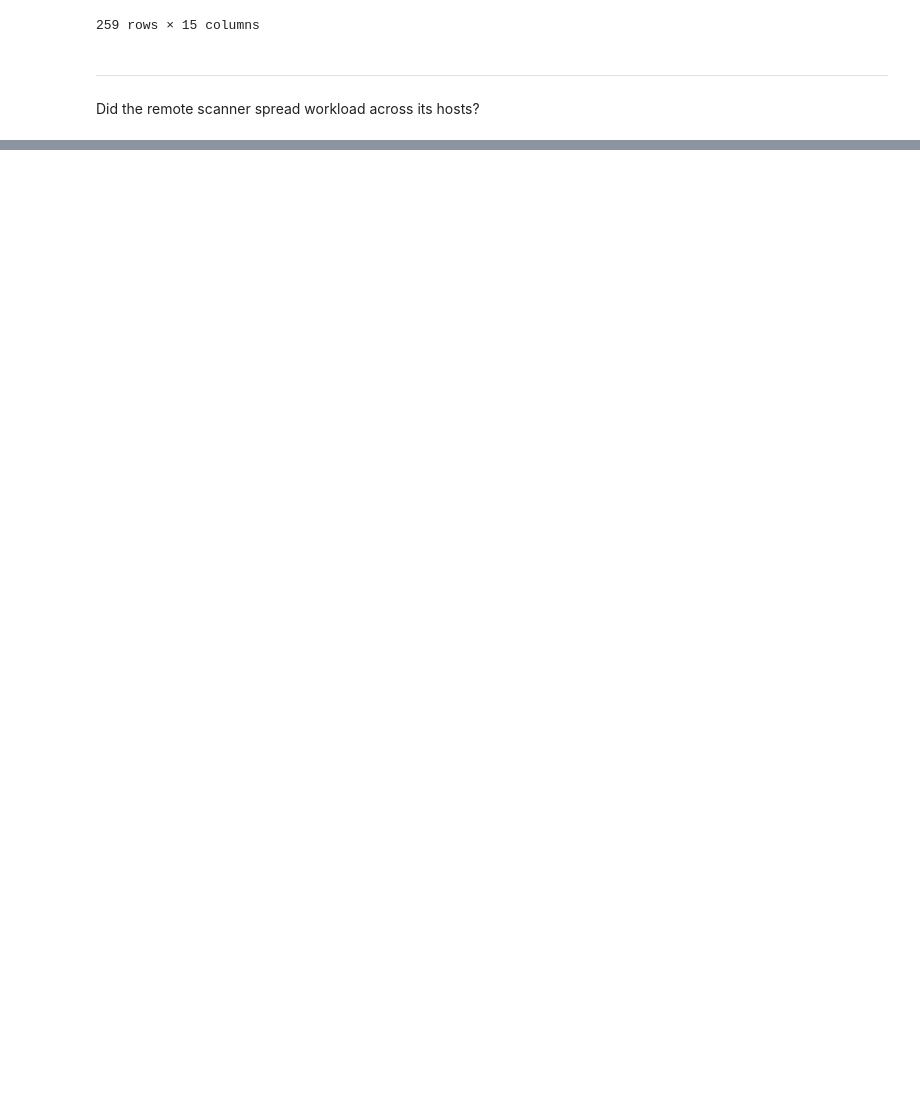
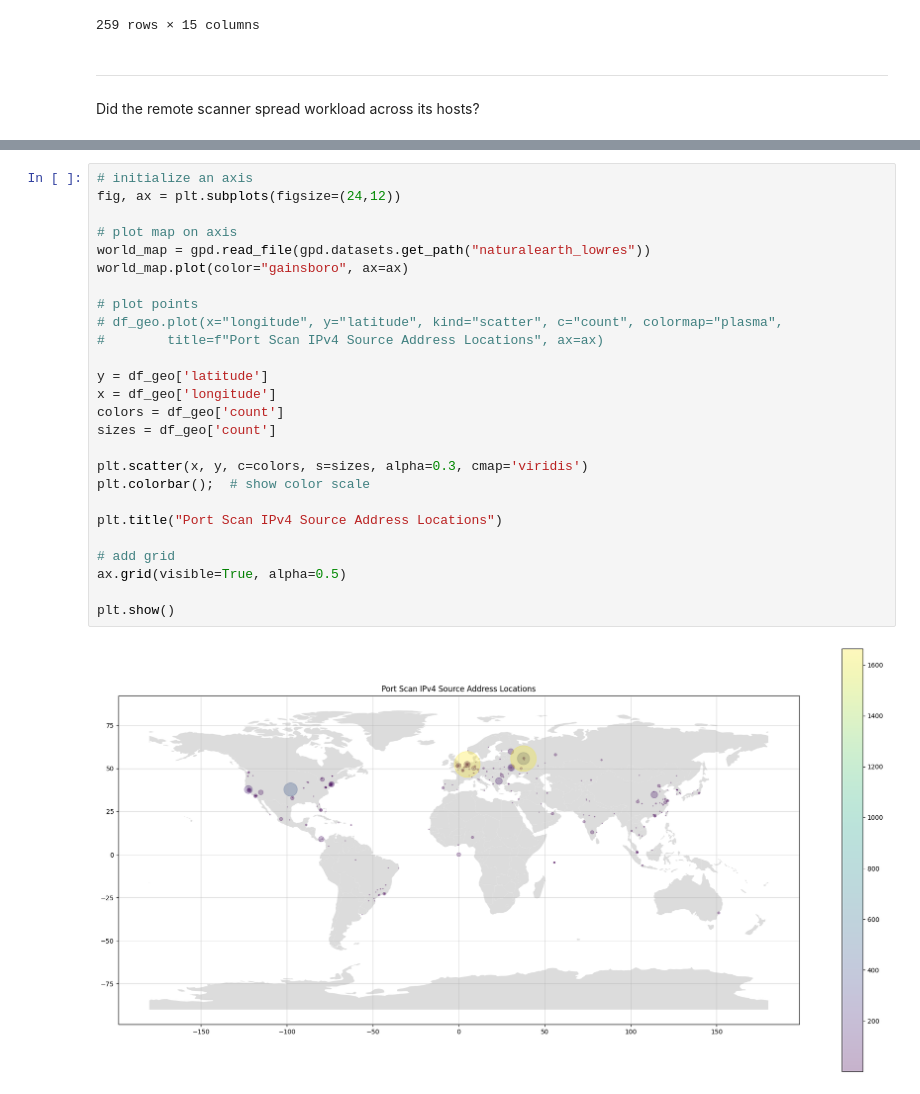
Before and after one commit to aydevmo/my-network-sample, a Jupyter notebook: python/log_processing_01/step51_data_analysis.ipynb, the cells around one changed output, grey strips where cells are left out. Cells and saved outputs as stored; diff of their text form; blank space fills up the shorter version.

```diff
--- a/python/log_processing_01/step51_data_analysis.ipynb
+++ b/python/log_processing_01/step51_data_analysis.ipynb
@@ -362,0 +423,28 @@ plt.show()
+# %%
+# initialize an axis
+fig, ax = plt.subplots(figsize=(24,12))
+
+# plot map on axis
+world_map = gpd.read_file(gpd.datasets.get_path("naturalearth_lowres"))
+world_map.plot(color="gainsboro", ax=ax)
+
+# plot points
+# df_geo.plot(x="longitude", y="latitude", kind="scatter", c="count", colormap="plasma",
+#        title=f"Port Scan IPv4 Source Address Locations", ax=ax)
+
+y = df_geo['latitude']
+x = df_geo['longitude']
+colors = df_geo['count']
+sizes = df_geo['count']
+
+plt.scatter(x, y, c=colors, s=sizes, alpha=0.3, cmap='viridis')
+plt.colorbar();  # show color scale
+
+plt.title("Port Scan IPv4 Source Address Locations")
+
+# add grid
+ax.grid(visible=True, alpha=0.5)
+
+plt.show()
+# %% [output]
+[figure, added]
```
Also changed, not shown: parts of 6 cells of this notebook, 1 other file.
